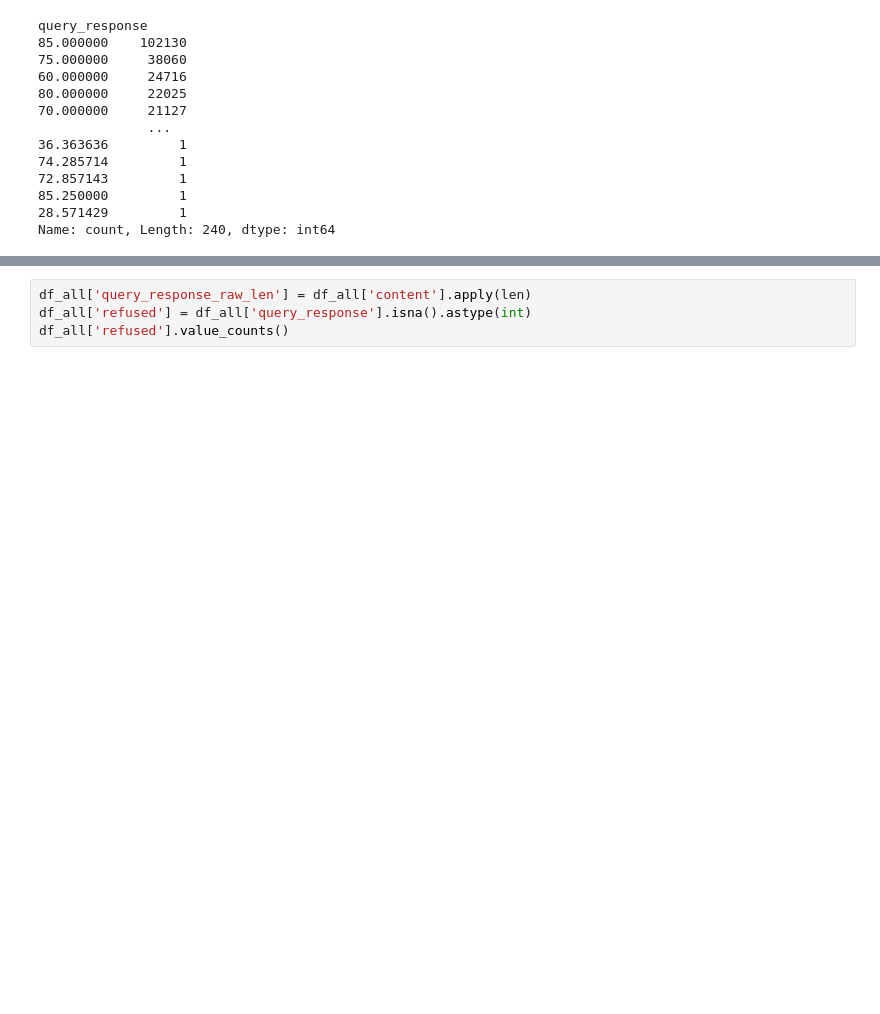
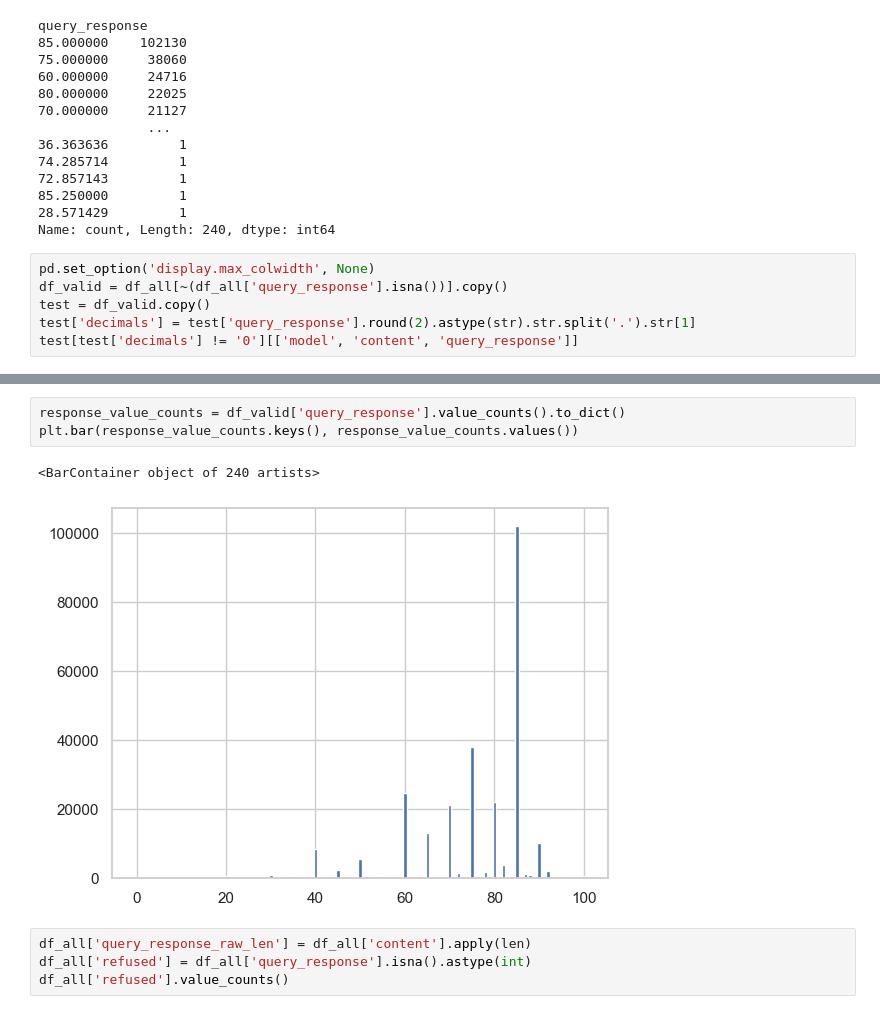
Before and after one commit to CharisseHao/LLM_bias_in_housing, a Jupyter notebook: step3_mergeall_outputs.ipynb, the cells around one changed output, grey strips where cells are left out. Drawn from its saved outputs; the diff is of its cells as text; blank space fills up the shorter version.

```diff
--- a/step3_mergeall_outputs.ipynb
+++ b/step3_mergeall_outputs.ipynb
@@ -217,3 +217,9 @@ query_response
 85.250000         1
 28.571429         1
 Name: count, Length: 240, dtype: int64
+# %%
+pd.set_option('display.max_colwidth', None)
+df_valid = df_all[~(df_all['query_response'].isna())].copy()
+test = df_valid.copy()
+test['decimals'] = test['query_response'].round(2).astype(str).str.split('.').str[1]
+test[test['decimals'] != '0'][['model', 'content', 'query_response']]
@@ -220,3 +240,9 @@ Name: count, Length: 240, dtype: int64
+# %%
+response_value_counts = df_valid['query_response'].value_counts().to_dict()
+plt.bar(response_value_counts.keys(), response_value_counts.values())
+# %% [output]
+<BarContainer object of 240 artists>
+[figure, added]
 # %%
 df_all['query_response_raw_len'] = df_all['content'].apply(len)
 df_all['refused'] = df_all['query_response'].isna().astype(int)
```
Also changed, not shown: parts of 6 cells of this notebook, 1 other file.
